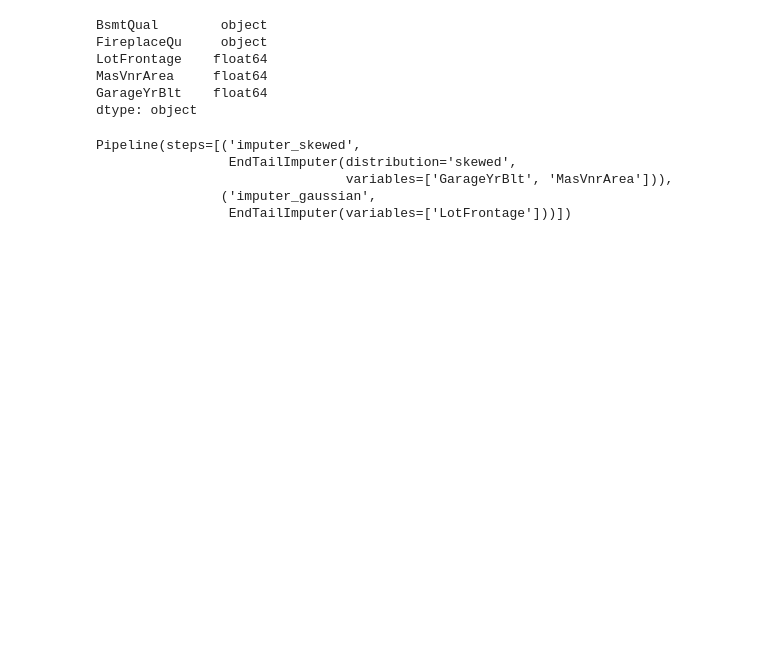
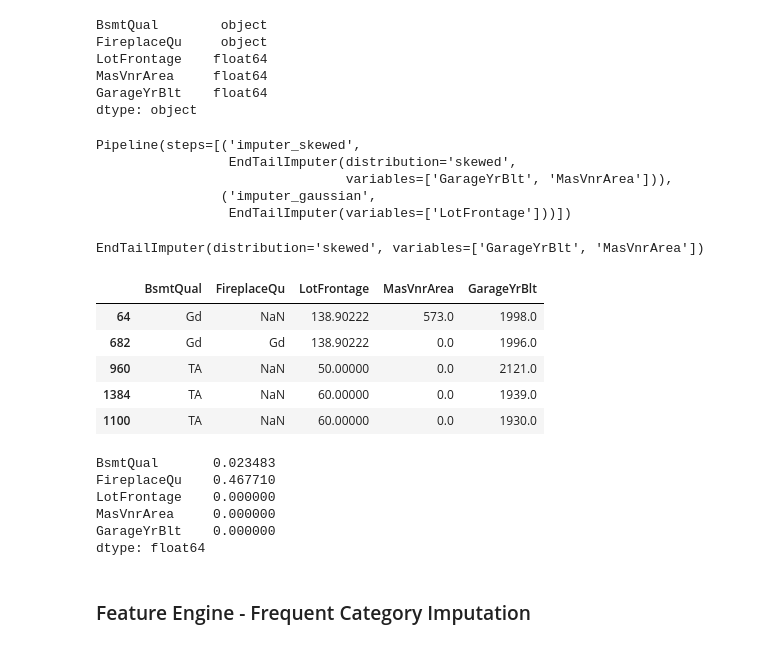
Before and after one commit to KarthikKothareddy/FeatureEngineering, a Jupyter notebook: feature_engine_imputations.ipynb, the cells around one changed output. Saved outputs shown, nothing was run; the diff lists cells and outputs as text; code cells hidden in the pictures; blank space fills up the shorter version.

Commit message:
frequent category imputation

```diff
--- a/feature_engine_imputations.ipynb
+++ b/feature_engine_imputations.ipynb
@@ -323,3 +323,28 @@ Pipeline(steps=[('imputer_skewed',
                                 variables=['GarageYrBlt', 'MasVnrArea'])),
                 ('imputer_gaussian',
                  EndTailImputer(variables=['LotFrontage']))])
+# %%
+pipeline.named_steps["imputer_skewed"]
+# %% [output]
+EndTailImputer(distribution='skewed', variables=['GarageYrBlt', 'MasVnrArea'])
+# %%
+tmp = pipeline.transform(x_train)
+tmp.head()
+# %% [output]
+|  | BsmtQual | FireplaceQu | LotFrontage | MasVnrArea | GarageYrBlt |
+| 64 | Gd | NaN | 138.90222 | 573.0 | 1998.0 |
+| 682 | Gd | Gd | 138.90222 | 0.0 | 1996.0 |
+| 960 | TA | NaN | 50.00000 | 0.0 | 2121.0 |
+| 1384 | TA | NaN | 60.00000 | 0.0 | 1939.0 |
+| 1100 | TA | NaN | 60.00000 | 0.0 | 1930.0 |
+# %%
+tmp.isnull().mean()
+# %% [output]
+BsmtQual       0.023483
+FireplaceQu    0.467710
+LotFrontage    0.000000
+MasVnrArea     0.000000
+GarageYrBlt    0.000000
+dtype: float64
+# %% [markdown]
+### Feature Engine - Frequent Category Imputation
```
Also changed, not shown: parts of 4 cells of this notebook.
